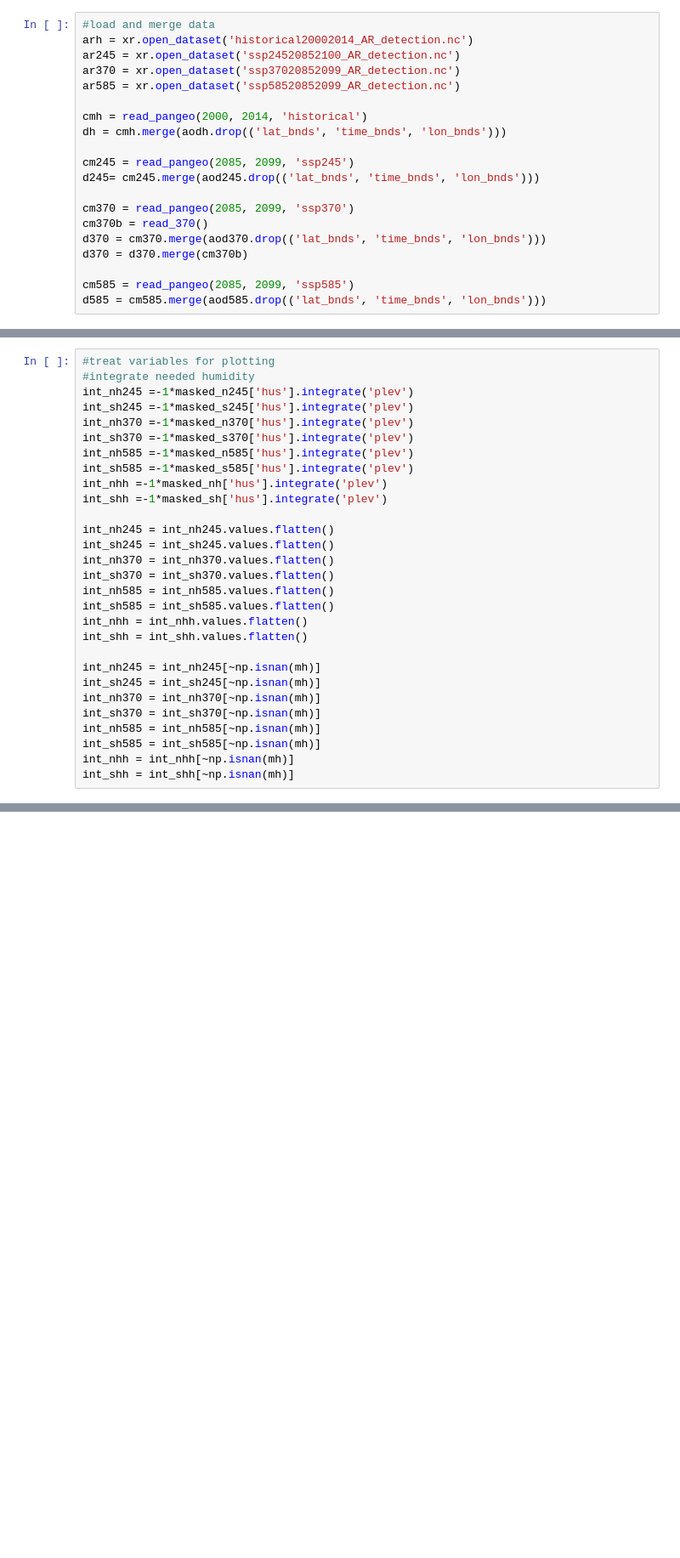
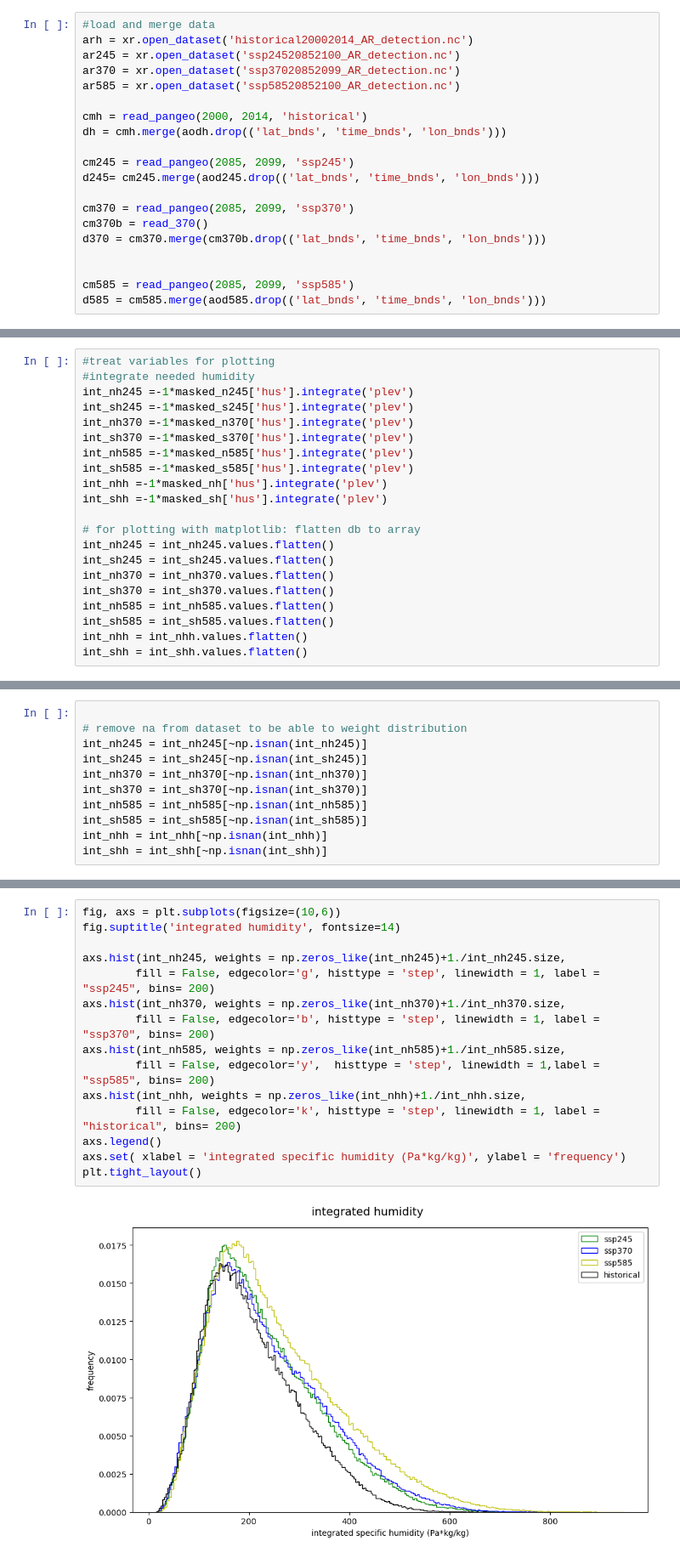
Before and after one commit to eScience-course/Tjaernoe2022-group5, a Jupyter notebook: notebooks/Lea/fp_all_scenarios.ipynb, the cells around one changed output, grey strips where cells are left out. Shown at 85% size. Drawn from its saved outputs; the diff is of its cells as text; blank space fills up the shorter version.

```diff
--- a/notebooks/Lea/fp_all_scenarios.ipynb
+++ b/notebooks/Lea/fp_all_scenarios.ipynb
@@ -18,7 +21,7 @@ from importcmip import aod245_8500
 arh = xr.open_dataset('historical20002014_AR_detection.nc')
 ar245 = xr.open_dataset('ssp24520852100_AR_detection.nc')
 ar370 = xr.open_dataset('ssp37020852099_AR_detection.nc')
-ar585 = xr.open_dataset('ssp58520852099_AR_detection.nc')
+ar585 = xr.open_dataset('ssp58520852100_AR_detection.nc')
 
 cmh = read_pangeo(2000, 2014, 'historical')
 dh = cmh.merge(aodh.drop(('lat_bnds', 'time_bnds', 'lon_bnds')))
@@ -28,8 +31,8 @@ d245= cm245.merge(aod245.drop(('lat_bnds', 'time_bnds', 'lon_bnds')))
 
 cm370 = read_pangeo(2085, 2099, 'ssp370')
 cm370b = read_370()
-d370 = cm370.merge(aod370.drop(('lat_bnds', 'time_bnds', 'lon_bnds')))
-d370 = d370.merge(cm370b)
+d370 = cm370.merge(cm370b.drop(('lat_bnds', 'time_bnds', 'lon_bnds')))
+
 
 cm585 = read_pangeo(2085, 2099, 'ssp585')
 d585 = cm585.merge(aod585.drop(('lat_bnds', 'time_bnds', 'lon_bnds')))
@@ -82,6 +106,7 @@ int_sh585 =-1*masked_s585['hus'].integrate('plev')
 int_nhh =-1*masked_nh['hus'].integrate('plev')
 int_shh =-1*masked_sh['hus'].integrate('plev')
 
+# for plotting with matplotlib: flatten db to array
 int_nh245 = int_nh245.values.flatten()
 int_sh245 = int_sh245.values.flatten()
 int_nh370 = int_nh370.values.flatten()
@@ -90,12 +115,3 @@ int_nh585 = int_nh585.values.flatten()
 int_sh585 = int_sh585.values.flatten()
 int_nhh = int_nhh.values.flatten()
 int_shh = int_shh.values.flatten()
-
-int_nh245 = int_nh245[~np.isnan(mh)]
-int_sh245 = int_sh245[~np.isnan(mh)]
-int_nh370 = int_nh370[~np.isnan(mh)]
-int_sh370 = int_sh370[~np.isnan(mh)]
-int_nh585 = int_nh585[~np.isnan(mh)]
-int_sh585 = int_sh585[~np.isnan(mh)]
-int_nhh = int_nhh[~np.isnan(mh)]
-int_shh = int_shh[~np.isnan(mh)]
@@ -101,0 +120,11 @@ int_shh = int_shh[~np.isnan(mh)]
+# %%
+
+# remove na from dataset to be able to weight distribution
+int_nh245 = int_nh245[~np.isnan(int_nh245)]
+int_sh245 = int_sh245[~np.isnan(int_sh245)]
+int_nh370 = int_nh370[~np.isnan(int_nh370)]
+int_sh370 = int_sh370[~np.isnan(int_sh370)]
+int_nh585 = int_nh585[~np.isnan(int_nh585)]
+int_sh585 = int_sh585[~np.isnan(int_sh585)]
+int_nhh = int_nhh[~np.isnan(int_nhh)]
+int_shh = int_shh[~np.isnan(int_shh)]
@@ -117,0 +203,17 @@ def freq_hist(var_name, var245, var370, var585, varhist):
+# %%
+fig, axs = plt.subplots(figsize=(10,6))
+fig.suptitle('integrated humidity', fontsize=14)
+
+axs.hist(int_nh245, weights = np.zeros_like(int_nh245)+1./int_nh245.size,
+        fill = False, edgecolor='g', histtype = 'step', linewidth = 1, label = "ssp245", bins= 200)
+axs.hist(int_nh370, weights = np.zeros_like(int_nh370)+1./int_nh370.size,
+        fill = False, edgecolor='b', histtype = 'step', linewidth = 1, label = "ssp370", bins= 200)
+axs.hist(int_nh585, weights = np.zeros_like(int_nh585)+1./int_nh585.size,
+        fill = False, edgecolor='y',  histtype = 'step', linewidth = 1,label = "ssp585", bins= 200)
+axs.hist(int_nhh, weights = np.zeros_like(int_nhh)+1./int_nhh.size,
+        fill = False, edgecolor='k', histtype = 'step', linewidth = 1, label = "historical", bins= 200)
+axs.legend()
+axs.set( xlabel = 'integrated specific humidity (Pa*kg/kg)', ylabel = 'frequency')
+plt.tight_layout()
+# %% [output]
+[figure, added]
```
Also changed, not shown: parts of 10 cells of this notebook, 2 other files.
